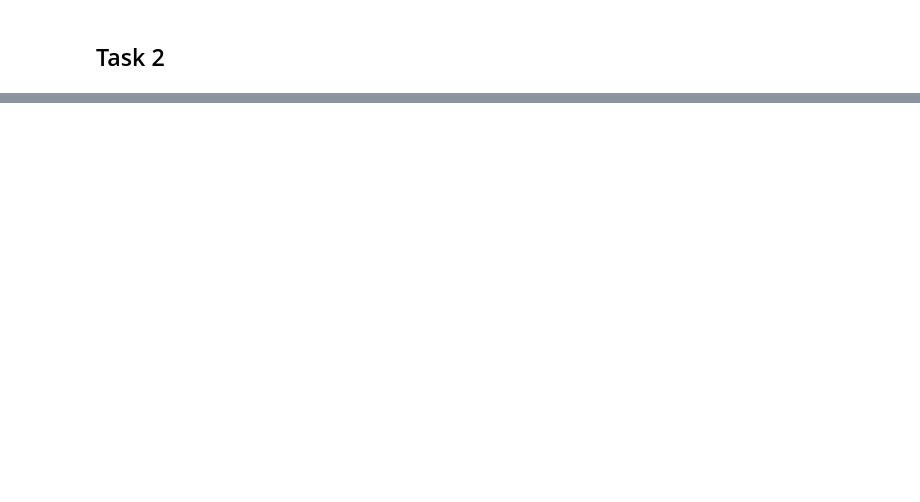
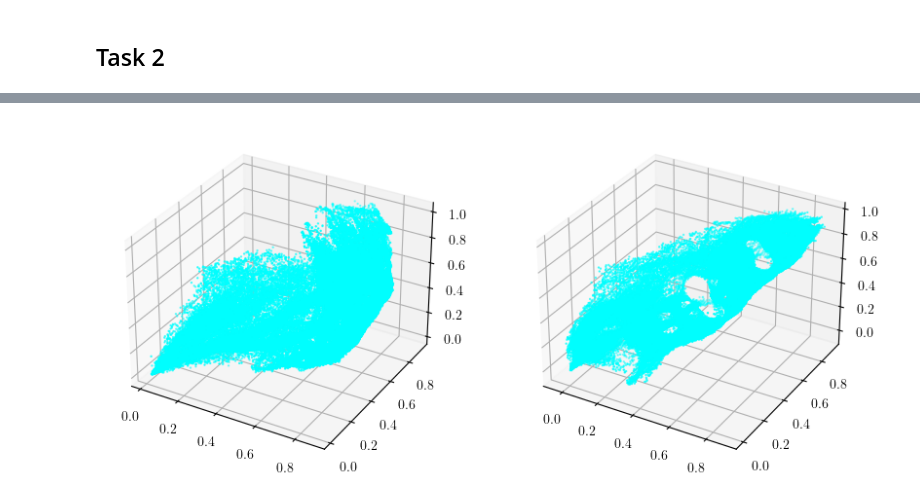
Before and after one commit to oalkaya/mfcgv-projects, a Jupyter notebook: MF2023-Exercise4/code/OptimalTransport/task1.ipynb, the cells around one changed output, grey strips where cells are left out. Cells and saved outputs as stored; diff of their text form; code cells hidden in the pictures; blank space fills up the shorter version.

```diff
--- a/MF2023-Exercise4/code/OptimalTransport/task1.ipynb
+++ b/MF2023-Exercise4/code/OptimalTransport/task1.ipynb
@@ -195,0 +188,4 @@ display_distribution(x_distances, 50)
+# %%
+plot_color_distribution_dual(original_downsampled_src_img, downsampled_src_img.reshape(256, 320, 3))
+# %% [output]
+[figure, added]
```
Also changed, not shown: parts of 18 cells of this notebook.
